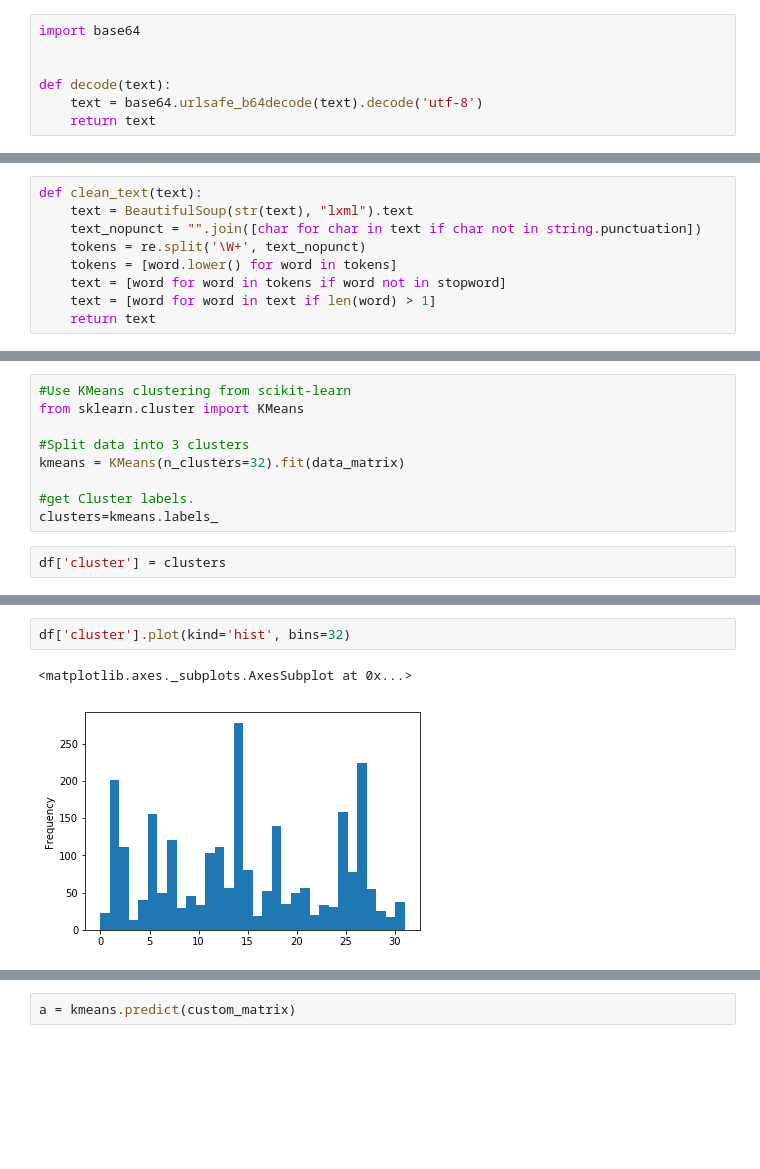
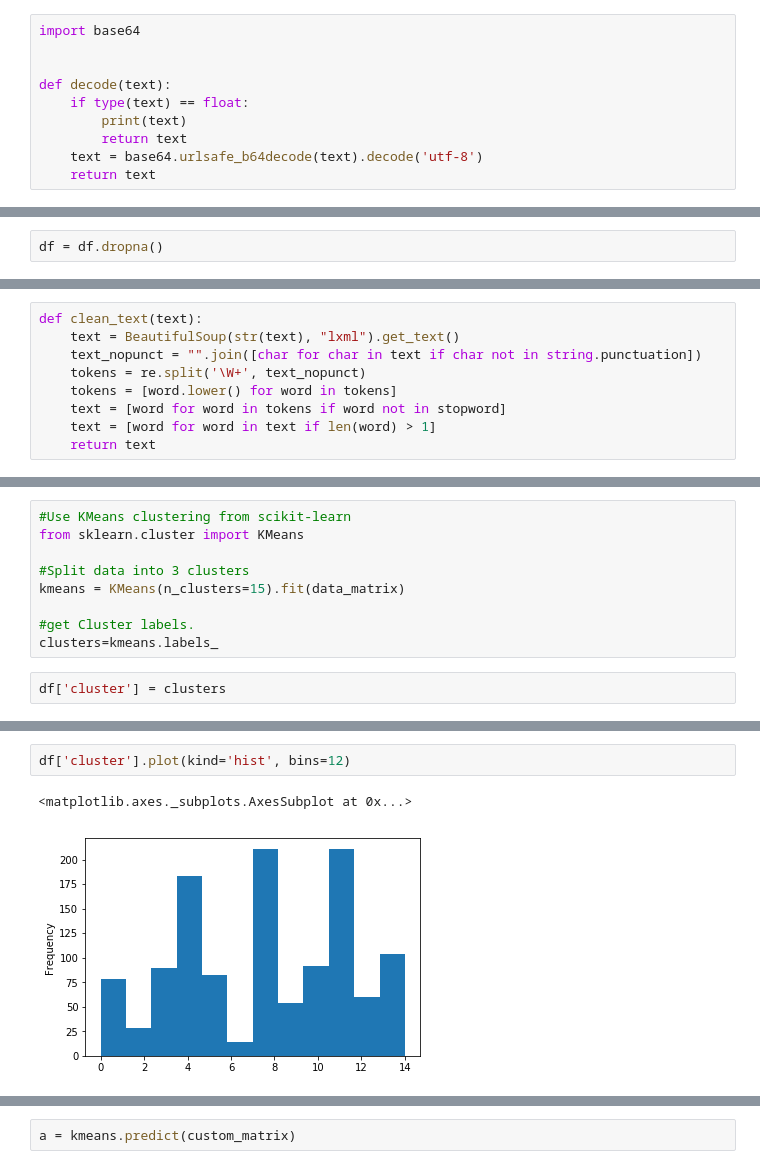
Before and after one commit to KMKnation/semantic_search_engine, a Jupyter notebook: clustering.ipynb, the cells around one changed output, grey strips where cells are left out. Drawn from its saved outputs; the diff is of its cells as text; blank space fills up the shorter version.

Commit message:
fix: latest clustering

```diff
--- a/clustering.ipynb
+++ b/clustering.ipynb
@@ -27,6 +27,9 @@ import base64
 
 
 def decode(text):
+    if type(text) == float:
+        print(text)
+        return text
     text = base64.urlsafe_b64decode(text).decode('utf-8')
     return text
 # %%
@@ -42,0 +53,2 @@ df.head()
+# %%
+df = df.dropna()
@@ -56,7 +72,7 @@ stopword = nltk.corpus.stopwords.words('english')
 [nltk_data]   Package stopwords is already up-to-date!
 # %%
 def clean_text(text):
-    text = BeautifulSoup(str(text), "lxml").text
+    text = BeautifulSoup(str(text), "lxml").get_text()
     text_nopunct = "".join([char for char in text if char not in string.punctuation])
     tokens = re.split('\W+', text_nopunct)
     tokens = [word.lower() for word in tokens]
@@ -133,7 +155,7 @@ Sum of squared distances :  [1727.9911820246425, 1710.6220230658403, 1685.036245
 from sklearn.cluster import KMeans
 
 #Split data into 3 clusters
-kmeans = KMeans(n_clusters=32).fit(data_matrix)
+kmeans = KMeans(n_clusters=15).fit(data_matrix)
 
 #get Cluster labels.
 clusters=kmeans.labels_
@@ -163,8 +182,8 @@ df[df['cluster'] == 1]
 # %%
-df['cluster'].plot(kind='hist', bins=32)
+df['cluster'].plot(kind='hist', bins=12)
 # %% [output]
 <matplotlib.axes._subplots.AxesSubplot at 0x...>
-[figure, old version]
+[figure, new version]
 # %%
 #Print cluster label and Courses under each cluster
 from wordcloud import WordCloud
```
Also changed, not shown: parts of 15 cells of this notebook.
